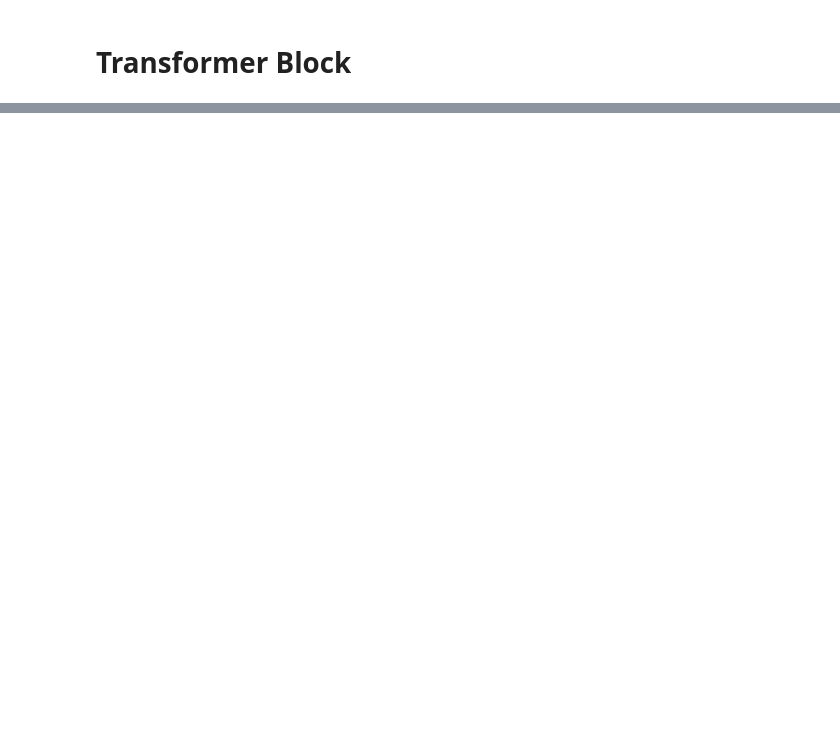
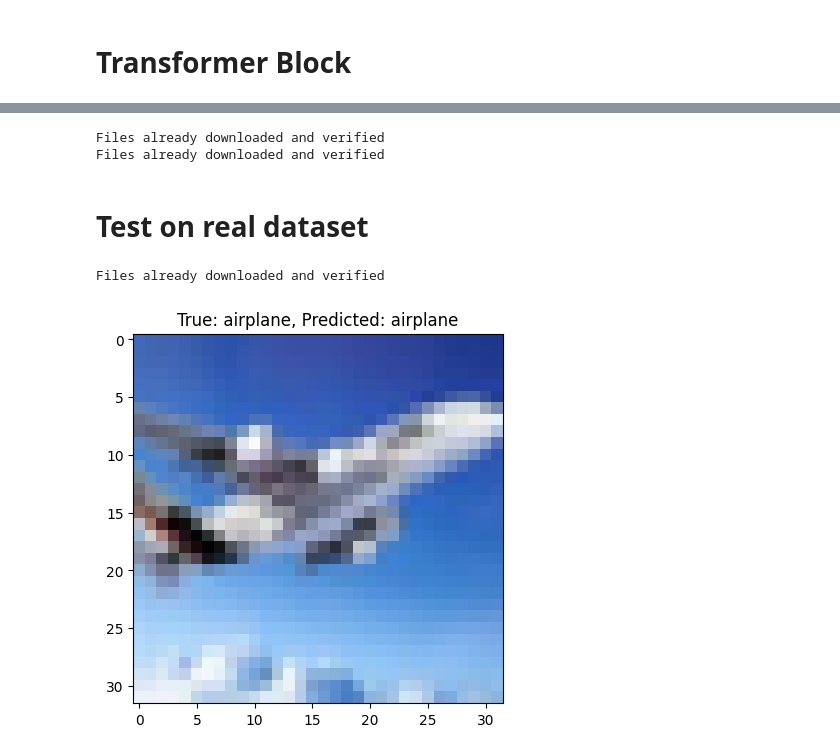
Before and after one commit to Monthlyaway/Vision-Projects, a Jupyter notebook: Basic-Video-Understanding/ViT.ipynb, the cells around one changed output, grey strips where cells are left out. Saved outputs shown, nothing was run; the diff lists cells and outputs as text; code cells hidden in the pictures; blank space fills up the shorter version.

Commit message:
ViT: Add training and testing loop

```diff
--- a/Basic-Video-Understanding/ViT.ipynb
+++ b/Basic-Video-Understanding/ViT.ipynb
@@ -134,0 +183,29 @@ Estimated Total Size (MB): 67.97
+# %%
+from torchvision.datasets import CIFAR10
+import torchvision.transforms.v2 as T
+from torch.utils.data import Dataset, DataLoader
+
+train_transform = T.Compose([
+    T.ToTensor(),  # Convert images to PyTorch tensors
+    T.Resize(64),
+    T.Normalize((0.5, 0.5, 0.5), (0.5, 0.5, 0.5))  # Normalize the dataset
+])
+
+test_transform = T.Compose([
+    T.ToTensor(),  # Convert images to PyTorch tensors
+    T.Resize(64),
+    T.Normalize((0.5, 0.5, 0.5), (0.5, 0.5, 0.5))  # Normalize the dataset
+])
+
+# Load CIFAR-10 data
+train_dataset = CIFAR10(root='~/datasets/cifar10', train=True,
+                        download=True, transform=train_transform)
+test_dataset = CIFAR10(root='~/datasets/cifar10', train=False,
+                       download=True, transform=test_transform)
+
+# DataLoader
+train_loader = DataLoader(dataset=train_dataset, batch_size=64, shuffle=True)
+test_loader = DataLoader(dataset=test_dataset, batch_size=64, shuffle=False)
+# %% [output]
+Files already downloaded and verified
+Files already downloaded and verified
@@ -134,0 +252,47 @@ Estimated Total Size (MB): 67.97
+# %%
+model = ViT(in_channel=3, img_h=64, img_w=64, embed_dim=256, patch_size=8, num_layers=4)
+model.load_state_dict(torch.load('checkpoints/vit.pt'))
+model = model.to(device)
+# %% [markdown]
+# Test on real dataset
+# %%
+%matplotlib inline
+from matplotlib import pyplot as plt
+import numpy as np
+import torchvision.transforms.v2 as T
+
+label2str = {
+    0: "airplane",
+    1: "automobile",
+    2: "bird",
+    3: "cat",
+    4: "deer",
+    5: "dog",
+    6: "frog",
+    7: "horse",
+    8: "ship",
+    9: "truck"
+}
+
+# Load original CIFAR-10 test data for visualization
+original_test_dataset = CIFAR10(root='~/datasets/cifar10', train=False,
+                                download=True, transform=T.ToTensor())
+
+
+# Get input and label from the original dataset
+original_input, label = original_test_dataset[406]
+
+# Get the transformed input for the model prediction
+transformed_input = test_transform(original_input)
+
+# Perform prediction
+prediction = model(transformed_input.unsqueeze(0).to(device))
+predicted_label = label2str[torch.argmax(prediction.flatten()).item()]
+
+# Display the image
+plt.imshow(original_input.permute(1,2,0))
+plt.title(f"True: {label2str[label]}, Predicted: {predicted_label}")
+plt.show()
+# %% [output]
+Files already downloaded and verified
+[figure, added]
```
Also changed, not shown: parts of 8 cells of this notebook, 1 other file.
